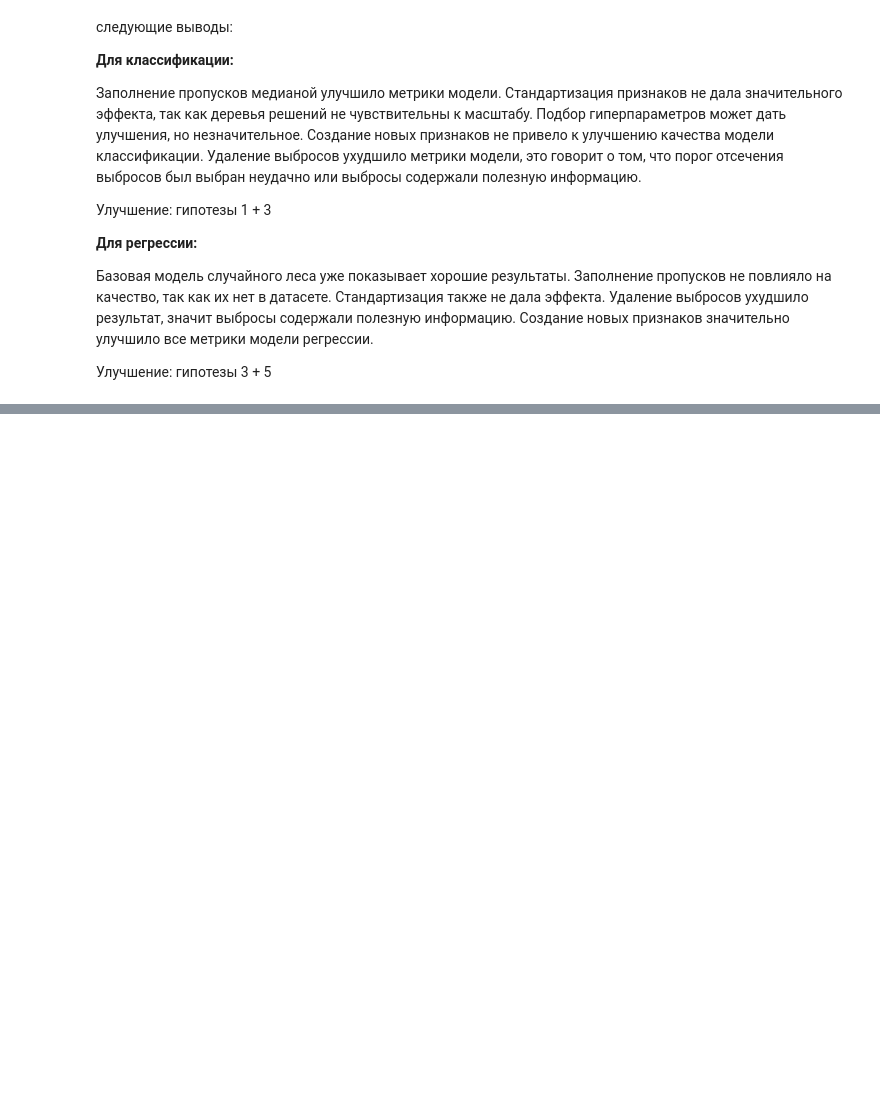
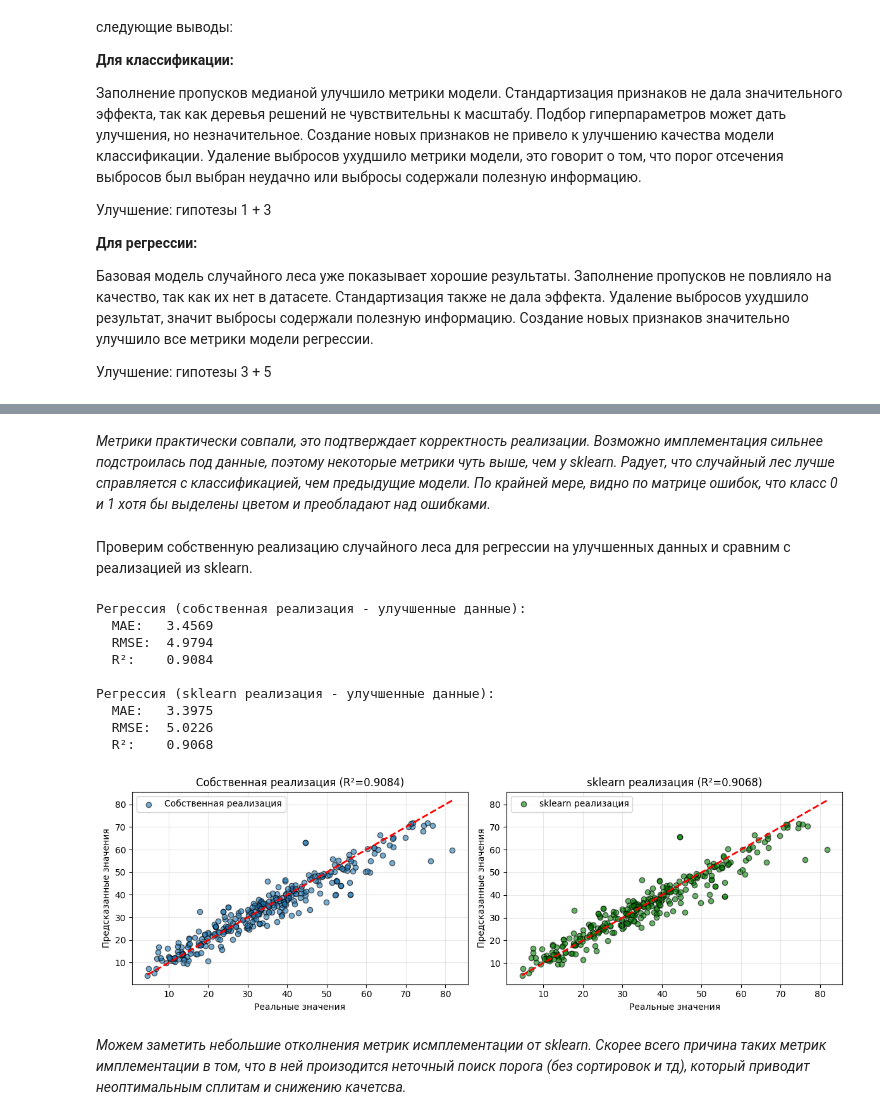
Before and after one commit to khanboglai/frameworks_AI, a Jupyter notebook: lab4.ipynb, the cells around one changed output, grey strips where cells are left out. Drawn from its saved outputs; the diff is of its cells as text; code cells hidden in the pictures; blank space fills up the shorter version.

```diff
--- a/lab4.ipynb
+++ b/lab4.ipynb
@@ -987,0 +1577,68 @@ baseline:    MAE=3.7512, R²=0.8896, MSE=29.8643
+# %% [markdown]
+*Метрики практически совпали, это подтверждает корректность реализации. Возможно имплементация сильнее подстроилась под данные, поэтому некоторые метрики чуть выше, чем у sklearn. Радует, что случайный лес лучше справляется с классификацией, чем предыдущие модели. По крайней мере, видно по матрице ошибок, что класс 0 и 1 хотя бы выделены цветом и преобладают над ошибками.*
+# %% [markdown]
+Проверим собственную реализацию случайного леса для регрессии на улучшенных данных и сравним с реализацией из sklearn.
+# %%
+rm_custom_reg_improved = RandomForestRegressorCustom(n_estimators=100)
+rm_custom_reg_improved.fit(X_train_concrete_fe.values, y_train_concrete_fe.values)
+y_pred_custom_reg_improved = rm_custom_reg_improved.predict(X_test_concrete_fe.values)
+
+rm_sklearn_reg_improved = RandomForestRegressor(n_estimators=100, random_state=42)
+rm_sklearn_reg_improved.fit(X_train_concrete_fe, y_train_concrete_fe)
+y_pred_sklearn_reg_improved = rm_sklearn_reg_improved.predict(X_test_concrete_fe)
+
+# Метрики для регрессии
+mae_custom_improved = mean_absolute_error(y_test_concrete_fe, y_pred_custom_reg_improved)
+rmse_custom_improved = np.sqrt(mean_squared_error(y_test_concrete_fe, y_pred_custom_reg_improved))
+r2_custom_improved = r2_score(y_test_concrete_fe, y_pred_custom_reg_improved)
+
+mae_sklearn_improved = mean_absolute_error(y_test_concrete_fe, y_pred_sklearn_reg_improved)
+rmse_sklearn_improved = np.sqrt(mean_squared_error(y_test_concrete_fe, y_pred_sklearn_reg_improved))
+r2_sklearn_improved = r2_score(y_test_concrete_fe, y_pred_sklearn_reg_improved)
+
+print(f"\nРегрессия (собственная реализация - улучшенные данные):")
+print(f"  MAE:   {mae_custom_improved:.4f}")
+print(f"  RMSE:  {rmse_custom_improved:.4f}")
+print(f"  R²:    {r2_custom_improved:.4f}")
+
+print(f"\nРегрессия (sklearn реализация - улучшенные данные):")
+print(f"  MAE:   {mae_sklearn_improved:.4f}")
+print(f"  RMSE:  {rmse_sklearn_improved:.4f}")
+print(f"  R²:    {r2_sklearn_improved:.4f}")
+
+
+fig, axes = plt.subplots(1, 2, figsize=(12, 4))
+# собственная реализация
+axes[0].scatter(y_test_concrete_fe, y_pred_custom_reg_improved, alpha=0.6, edgecolors='k', label='Собственная реализация')
+axes[0].plot([y_test_concrete_fe.min(), y_test_concrete_fe.max()],
+             [y_test_concrete_fe.min(), y_test_concrete_fe.max()], 'r--', lw=2)
+axes[0].set_xlabel('Реальные значения')
+axes[0].set_ylabel('Предсказанные значения')
+axes[0].set_title(f'Собственная реализация (R²={r2_custom_improved:.4f})')
+axes[0].grid(alpha=0.3)
+axes[0].legend()
+
+# sklearn реализация
+axes[1].scatter(y_test_concrete_fe, y_pred_sklearn_reg_improved, alpha=0.6, edgecolors='k', color='green', label='sklearn реализация')
+axes[1].plot([y_test_concrete_fe.min(), y_test_concrete_fe.max()],
+             [y_test_concrete_fe.min(), y_test_concrete_fe.max()], 'r--', lw=2)
+axes[1].set_xlabel('Реальные значения')
+axes[1].set_ylabel('Предсказанные значения')
+axes[1].set_title(f'sklearn реализация (R²={r2_sklearn_improved:.4f})')
+axes[1].grid(alpha=0.3)
+axes[1].legend()
+plt.tight_layout()
+plt.show()
+# %% [output]
+Регрессия (собственная реализация - улучшенные данные):
+  MAE:   3.4569
+  RMSE:  4.9794
+  R²:    0.9084
+
+Регрессия (sklearn реализация - улучшенные данные):
+  MAE:   3.3975
+  RMSE:  5.0226
+  R²:    0.9068
+[figure, added]
+# %% [markdown]
+*Можем заметить небольшие отколнения метрик исмплементации от sklearn. Скорее всего причина таких метрик имплементации в том, что в ней произодится неточный поиск порога (без сортировок и тд), который приводит неоптимальным сплитам и снижению качетсва.*
```
Also changed, not shown: parts of 36 cells of this notebook.
